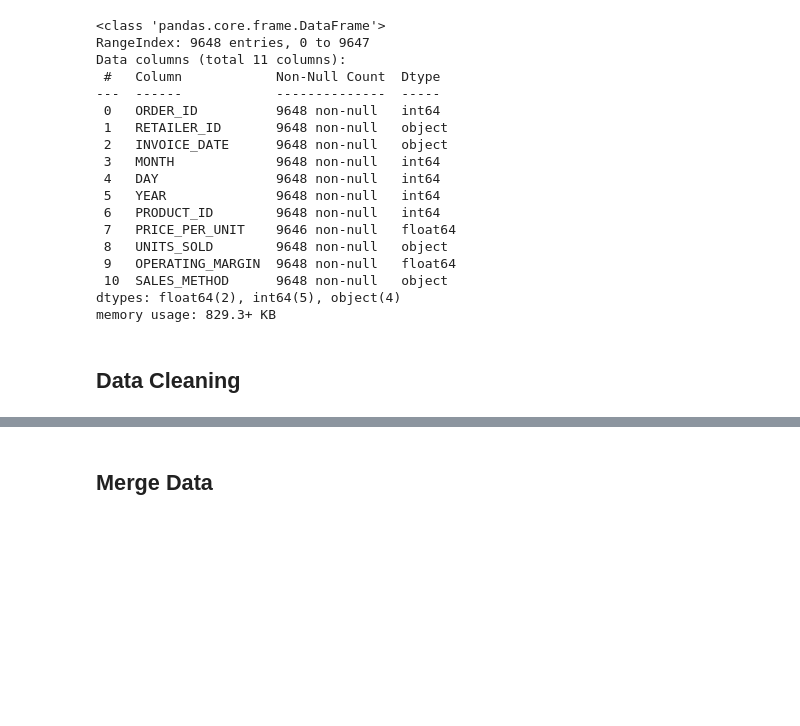
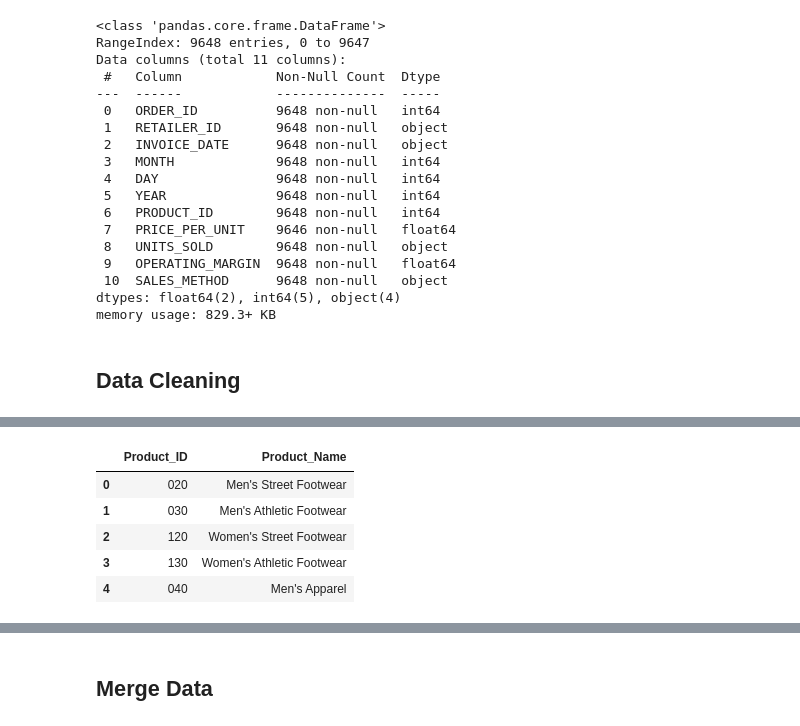
Before and after one commit to Cory-Suhr/rush-sales-analysis-final-project, a Jupyter notebook: Rush_Sales_Analysis.ipynb, the cells around one changed output, grey strips where cells are left out. Cells and saved outputs as stored; diff of their text form; code cells hidden in the pictures; blank space fills up the shorter version.

```diff
--- a/Rush_Sales_Analysis.ipynb
+++ b/Rush_Sales_Analysis.ipynb
@@ -124,0 +141,13 @@ memory usage: 829.3+ KB
+# %%
+# Remove the old column
+products.drop('PRODUCT_ID|PRODUCT_NAME', axis=1, inplace=True)
+# %%
+# Verify again
+products.head()
+# %% [output]
+|  | Product_ID | Product_Name |
+| 0 | 020 | Men's Street Footwear |
+| 1 | 030 | Men's Athletic Footwear |
+| 2 | 120 | Women's Street Footwear |
+| 3 | 130 | Women's Athletic Footwear |
+| 4 | 040 | Men's Apparel |
```
Also changed, not shown: parts of 13 cells of this notebook.
